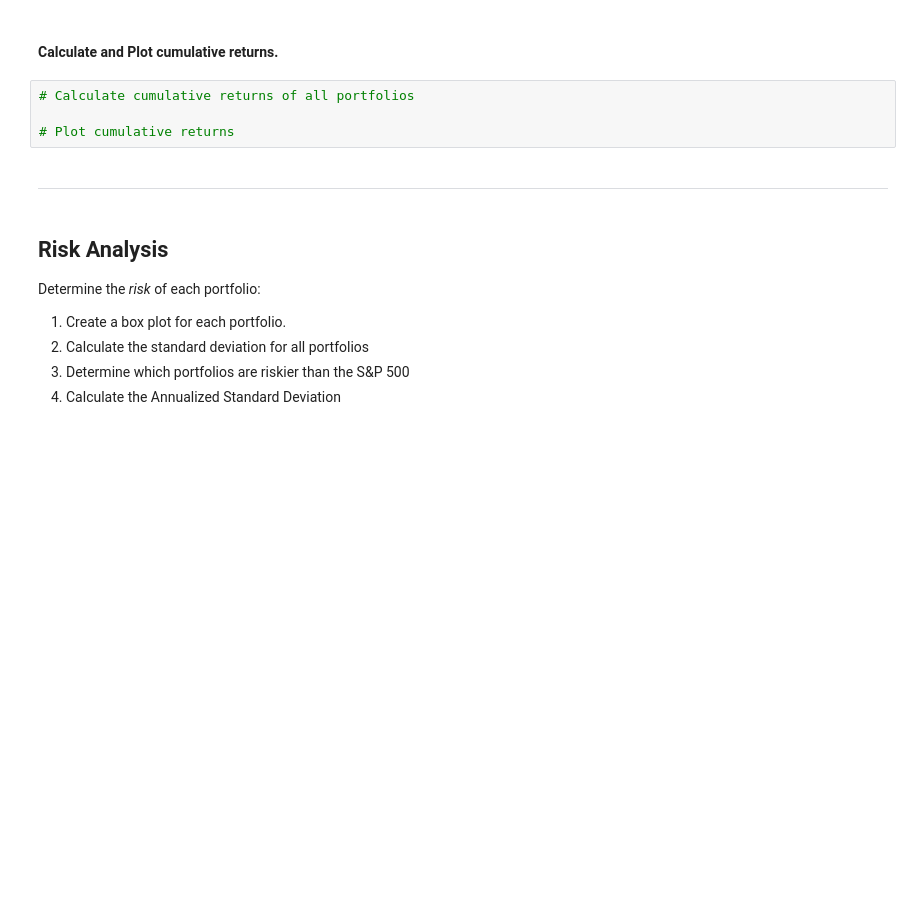
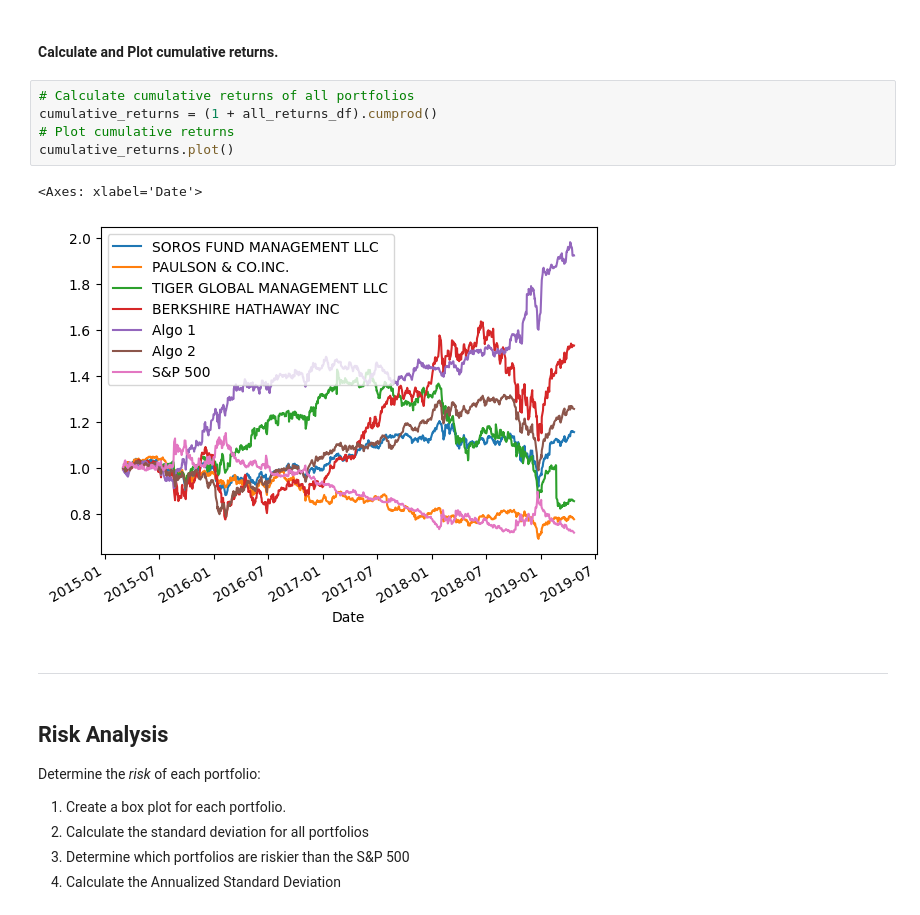
Before and after one commit to eazy2324/whale-analysis, a Jupyter notebook: whale_analysis.ipynb, the cells around one changed output. Saved outputs shown, nothing was run; the diff lists cells and outputs as text; blank space fills up the shorter version.

```diff
--- a/whale_analysis.ipynb
+++ b/whale_analysis.ipynb
@@ -90,8 +117,12 @@ In this section, you will calculate and visualize performance and risk metrics f
 #### Calculate and Plot cumulative returns.
 # %%
 # Calculate cumulative returns of all portfolios
-
+cumulative_returns = (1 + all_returns_df).cumprod()
 # Plot cumulative returns
+cumulative_returns.plot()
+# %% [output]
+<Axes: xlabel='Date'>
+[figure, added]
 # %% [markdown]
 ---
 # %% [markdown]
```
Also changed, not shown: parts of 43 cells of this notebook.
